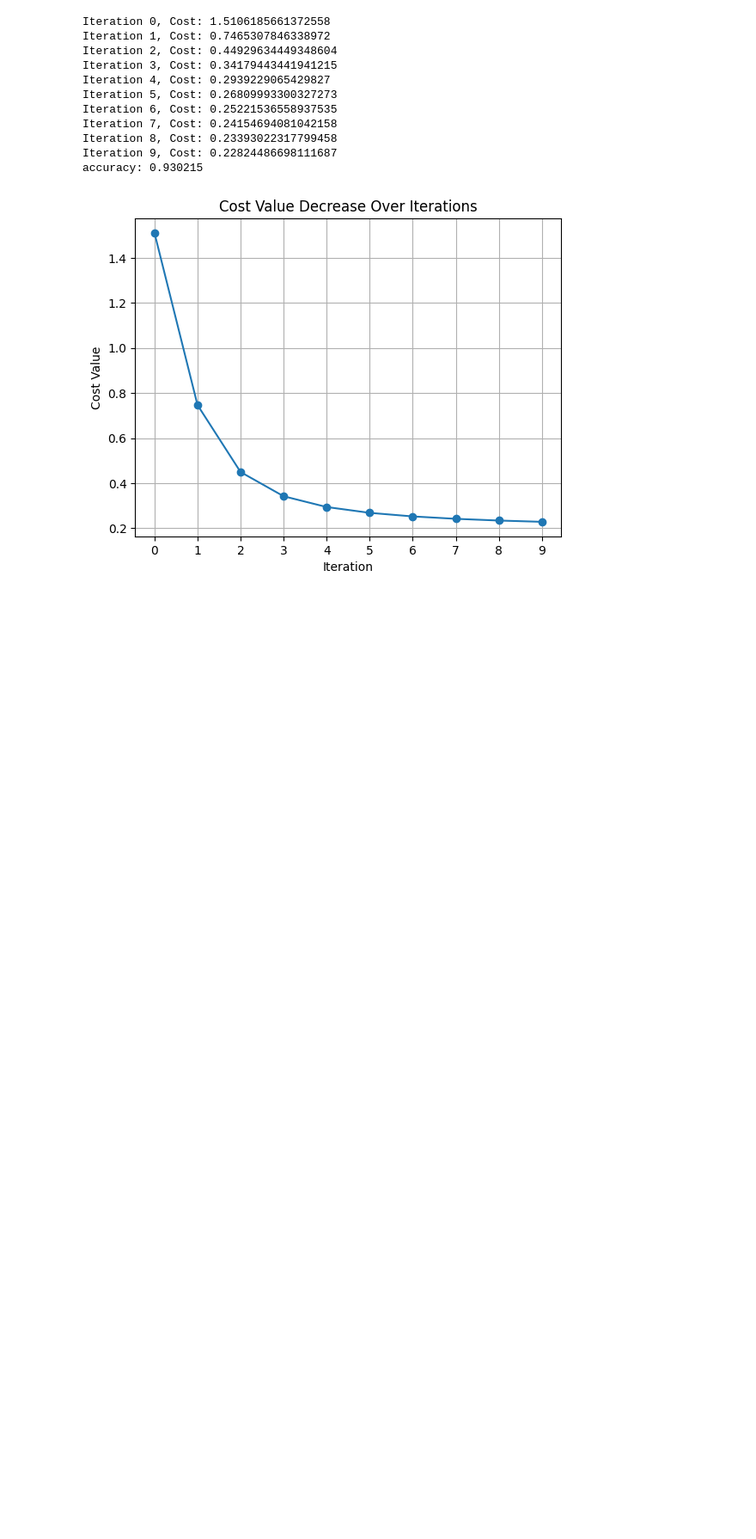
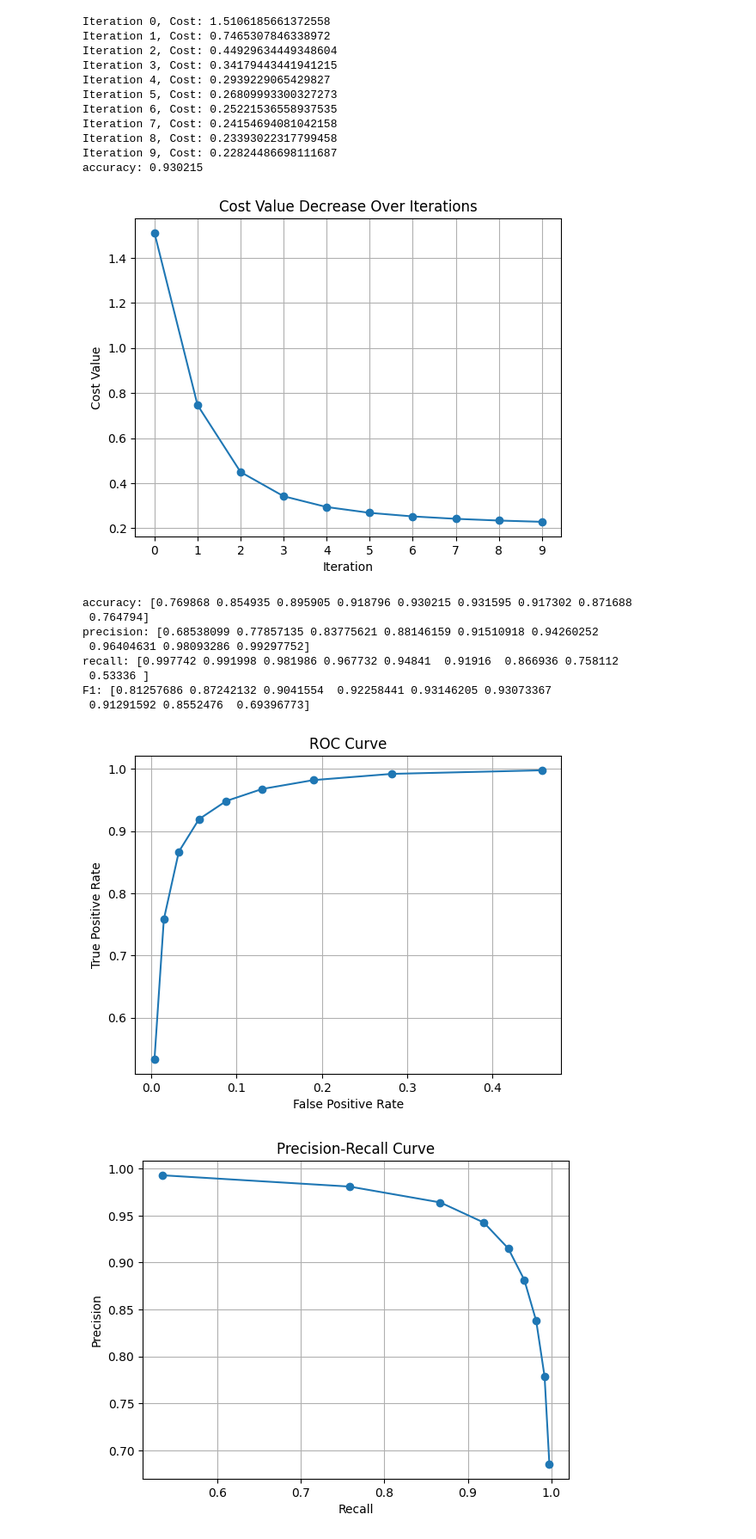
Before and after one commit to nicola-cecere/Massively-Parallel-ML, a Jupyter notebook: botnet/centralized_version/botnet_centralized.ipynb, the cells around one changed output. Shown: that part at 86% size. Drawn from its saved outputs; the diff is of its cells as text; code cells hidden in the pictures; blank space fills up the shorter version.

Commit message:
add metrics

```diff
--- a/botnet/centralized_version/botnet_centralized.ipynb
+++ b/botnet/centralized_version/botnet_centralized.ipynb
@@ -113,7 +113,7 @@ The `predict` function calculates the linear combination of features and weights
 # %%
 import numpy as np
 
-def predict(w, b, X):
+def predict(w, b, X, threshold=0.5):
 
     # Initialize z to 0
     z = 0
@@ -125,7 +125,7 @@ def predict(w, b, X):
     # Apply the sigmoid function to get the probability
     p = 1 / (1 + np.exp(-z))
     # Predict the class label (0 or 1) based on the probability
-    if p >= 0.5:
+    if p >= threshold:
         return 1
     else:
         return 0
@@ -161,6 +191,8 @@ if __name__ == "__main__":
     # accuracy
     accuracy = accuracy(weights, bias, data)
     print("accuracy:", accuracy)
+    # metrics
+    TP, FP, TN, FN = compute_metrics(weights, bias, data)
 # %% [output]
 Iteration 0, Cost: 1.5106185661372558
 Iteration 1, Cost: 0.7465307846338972
@@ -186,3 +218,47 @@ plt.grid(True)
 plt.show()
 # %% [output]
 [figure]
+# %%
+TP = np.array(TP)
+FP = np.array(FP)
+TN = np.array(TN)
+FN = np.array(FN)
+#Accuracy
+accuracy = (TP + TN) / (TP + FP + TN + FN)
+print("accuracy:", accuracy)
+#Precision
+precision = TP / (TP + FP)
+print("precision:", precision)
+#Recall
+recall = TP / (TP + FN)
+print("recall:", recall)
+#F1
+F1 = 2 * precision * recall / (precision + recall)
+print("F1:", F1)
+#ROC
+TPR = TP / (TP + FN)
+FPR = FP / (FP + TN)
+plt.plot(FPR, TPR, marker='o')
+plt.title('ROC Curve')
+plt.xlabel('False Positive Rate')
+plt.ylabel('True Positive Rate')
+plt.grid(True)
+plt.show()
+#Precision-Recall
+plt.plot(recall, precision, marker='o')
+plt.title('Precision-Recall Curve')
+plt.xlabel('Recall')
+plt.ylabel('Precision')
+plt.grid(True)
+plt.show()
+# %% [output]
+accuracy: [0.769868 0.854935 0.895905 0.918796 0.930215 0.931595 0.917302 0.871688
+ 0.764794]
+precision: [0.68538099 0.77857135 0.83775621 0.88146159 0.91510918 0.94260252
+ 0.96404631 0.98093286 0.99297752]
+recall: [0.997742 0.991998 0.981986 0.967732 0.94841  0.91916  0.866936 0.758112
+ 0.53336 ]
+F1: [0.81257686 0.87242132 0.9041554  0.92258441 0.93146205 0.93073367
+ 0.91291592 0.8552476  0.69396773]
+[figure, added]
+[figure, added]
```
Also changed, not shown: parts of 2 cells of this notebook.
